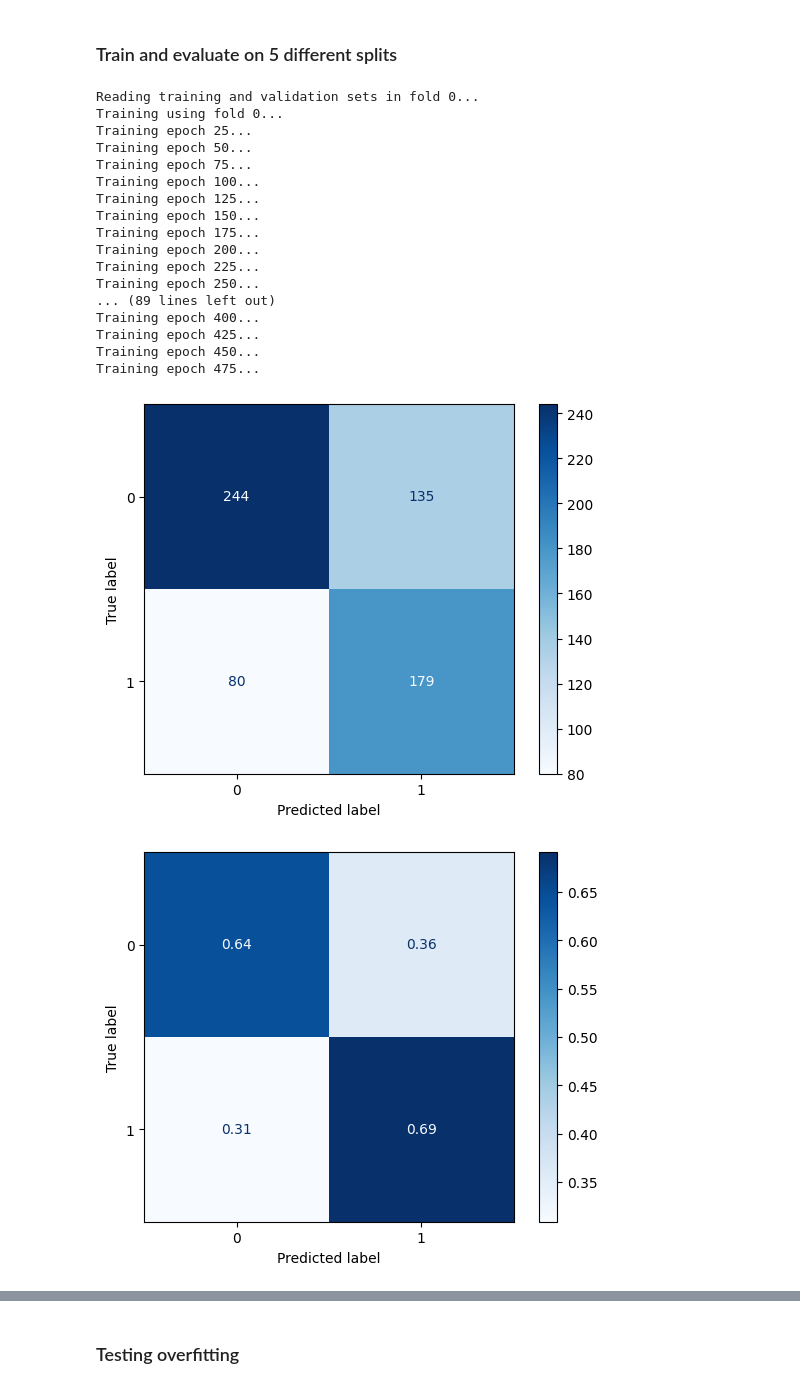
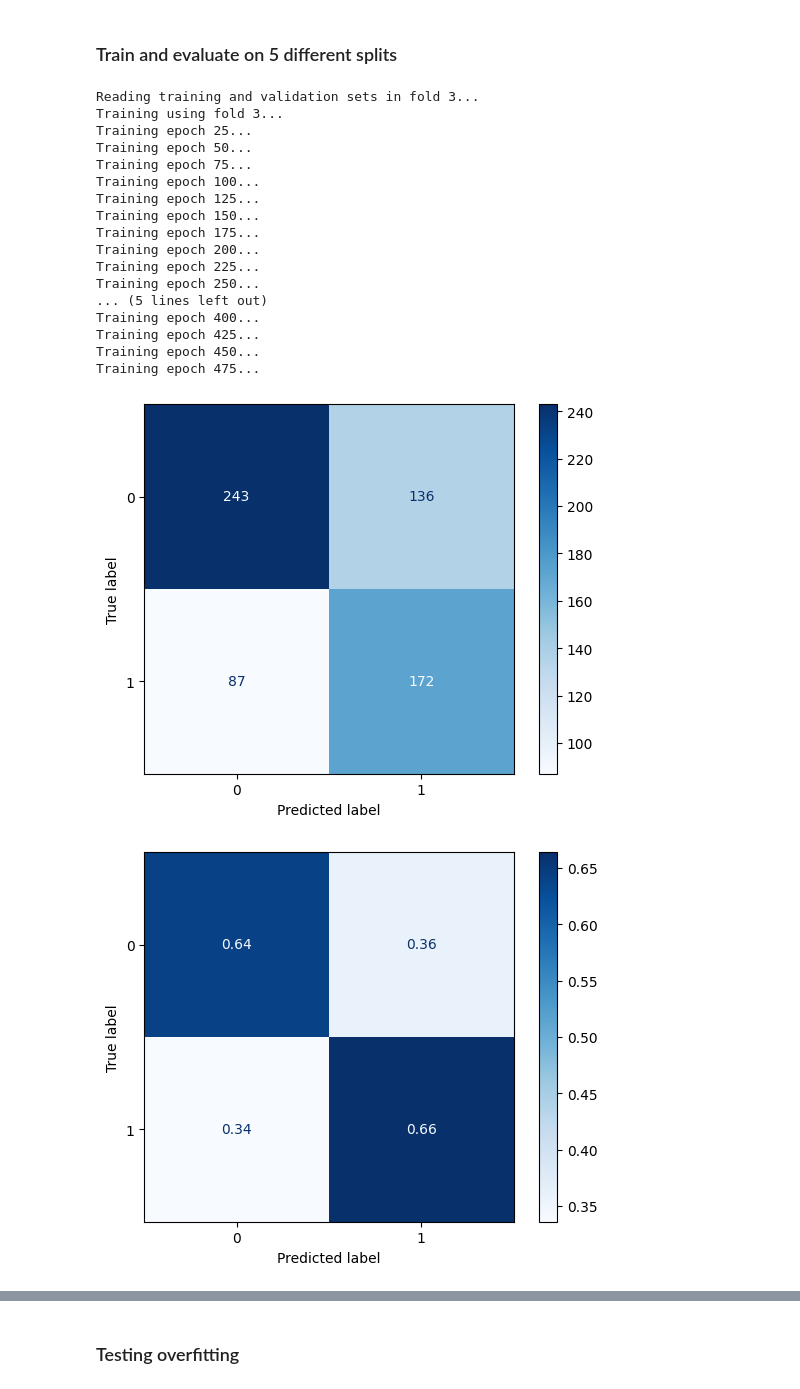
Before and after one commit to manuelfmerino/expression_prediction_AI, a Jupyter notebook: train_CNN.ipynb, the cells around one changed output, grey strips where cells are left out. Drawn from its saved outputs; the diff is of its cells as text; code cells hidden in the pictures.

```diff
--- a/train_CNN.ipynb
+++ b/train_CNN.ipynb
@@ -34,11 +34,12 @@ transform = transforms.Compose([
 # %% [markdown]
 ### Train and evaluate on 5 different splits
 # %%
-var = '3x3_kernel_64_64_filters_dropout_0.3_balanced_dataset_38_pixels'
+var = '3x3_kernel_64_64_filters_dropout_0.3_balanced_dataset_38_pixels_redo'
 results_path = '../results/CNN/' + var
 os.makedirs(results_path)
 
-for split_i in range(0, 5):
+#for split_i in range(0, 5):
+for split_i in [3]:
     print(f'Reading training and validation sets in fold {split_i}...')
 
     # Model
@@ -94,35 +95,35 @@ for split_i in range(0, 5):
                                  cm, cm_norm)
 
     # Save ROC
     help_funcs.save_roc(fpr, tpr, auc, f'{results_path}/fold_{split_i}_ROC.pdf')
 
     # Save confusion matrices
     # Confusion matrix
     disp = ConfusionMatrixDisplay(confusion_matrix=cm)
     disp.plot(cmap='Blues')
     disp.figure_.savefig(f'{results_path}/fold_{split_i}_confusion_matrix.pdf', format='pdf')
 
     # Normalized confusion matrix
     disp = ConfusionMatrixDisplay(confusion_matrix=cm_norm)
     disp.plot(cmap='Blues')
     disp.figure_.savefig(f'{results_path}/fold_{split_i}_confusion_matrix_normalized.pdf', format='pdf')
 # %% [output]
-Reading training and validation sets in fold 0...
-Training using fold 0...
+Reading training and validation sets in fold 3...
+Training using fold 3...
 Training epoch 25...
 Training epoch 50...
 Training epoch 75...
 Training epoch 100...
 Training epoch 125...
 Training epoch 150...
 Training epoch 175...
 Training epoch 200...
 Training epoch 225...
 Training epoch 250...
-... (89 lines left out)
+... (5 lines left out)
 Training epoch 400...
 Training epoch 425...
 Training epoch 450...
 Training epoch 475...
-[figure, old version]
+[figure, new version]
-[figure, old version]
+[figure, new version]
```
Also changed, not shown: parts of 10 cells of this notebook, 5 other files.
